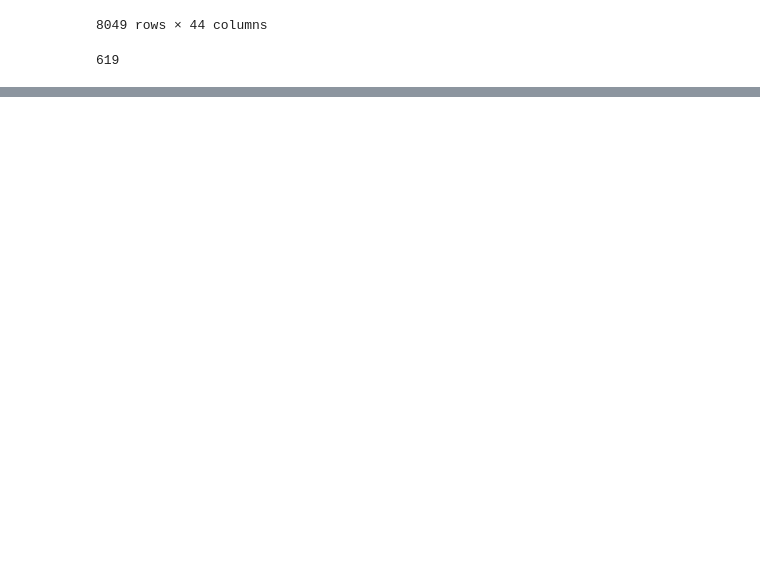
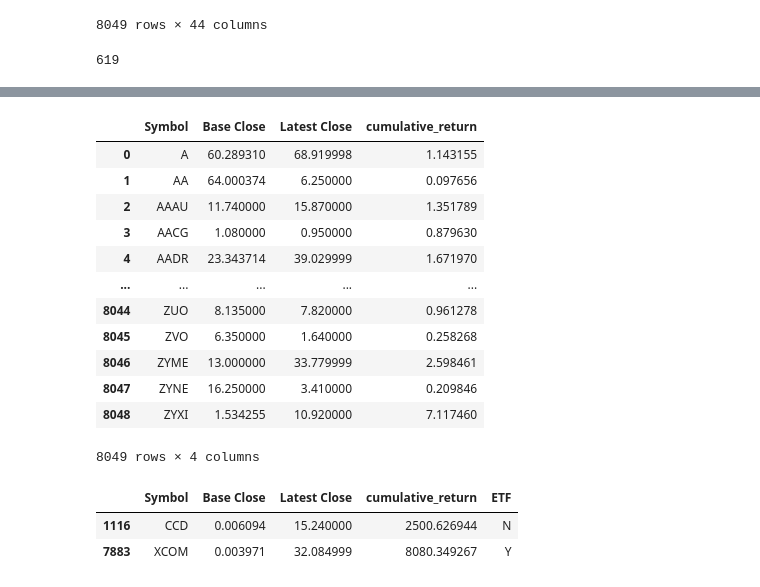
Before and after one commit to york-june-ets/gsharrow-market-etl, a Jupyter notebook: Gsharrow-market-etl.ipynb, the cells around one changed output, grey strips where cells are left out. Cells and saved outputs as stored; diff of their text form; code cells hidden in the pictures; blank space fills up the shorter version.

```diff
--- a/Gsharrow-market-etl.ipynb
+++ b/Gsharrow-market-etl.ipynb
@@ -516,0 +592,6 @@ profiling_report.to_sql('profiling_report', engine, if_exists='append', index=Fa
+# %%
+base_df = (
+    investment[investment['Date'] >= pd.Timestamp('2000-04-01')].sort_values('Date').groupby('Symbol', as_index=False).first()
+)
+base_df = base_df[['Symbol', 'Adj Close']].rename(columns={'Adj Close': 'Base Close'})
+base_df
@@ -516,0 +612,6 @@ profiling_report.to_sql('profiling_report', engine, if_exists='append', index=Fa
+# %%
+latest_df = (
+    investment.sort_values('Date').groupby('Symbol', as_index=False).last()
+)
+latest_df = latest_df[['Symbol', 'Adj Close']].rename(columns={'Adj Close': 'Latest Close'})
+latest_df
@@ -516,0 +632,29 @@ profiling_report.to_sql('profiling_report', engine, if_exists='append', index=Fa
+# %%
+merged = pd.merge(base_df, latest_df, on='Symbol')
+merged['cumulative_return'] = merged['Latest Close'] / merged['Base Close']
+merged
+# %% [output]
+|  | Symbol | Base Close | Latest Close | cumulative_return |
+| 0 | A | 60.289310 | 68.919998 | 1.143155 |
+| 1 | AA | 64.000374 | 6.250000 | 0.097656 |
+| 2 | AAAU | 11.740000 | 15.870000 | 1.351789 |
+| 3 | AACG | 1.080000 | 0.950000 | 0.879630 |
+| 4 | AADR | 23.343714 | 39.029999 | 1.671970 |
+| ... | ... | ... | ... | ... |
+| 8044 | ZUO | 8.135000 | 7.820000 | 0.961278 |
+| 8045 | ZVO | 6.350000 | 1.640000 | 0.258268 |
+| 8046 | ZYME | 13.000000 | 33.779999 | 2.598461 |
+| 8047 | ZYNE | 16.250000 | 3.410000 | 0.209846 |
+| 8048 | ZYXI | 1.534255 | 10.920000 | 7.117460 |
+8049 rows × 4 columns
+# %%
+etf_info = investment[['Symbol', 'ETF']].drop_duplicates()
+
+merged = pd.merge(merged, etf_info, on='Symbol')
+
+best = merged.loc[merged.groupby('ETF')['cumulative_return'].idxmax()]
+best
+# %% [output]
+|  | Symbol | Base Close | Latest Close | cumulative_return | ETF |
+| 1116 | CCD | 0.006094 | 15.240000 | 2500.626944 | N |
+| 7883 | XCOM | 0.003971 | 32.084999 | 8080.349267 | Y |
```
Also changed, not shown: parts of 9 cells of this notebook.
